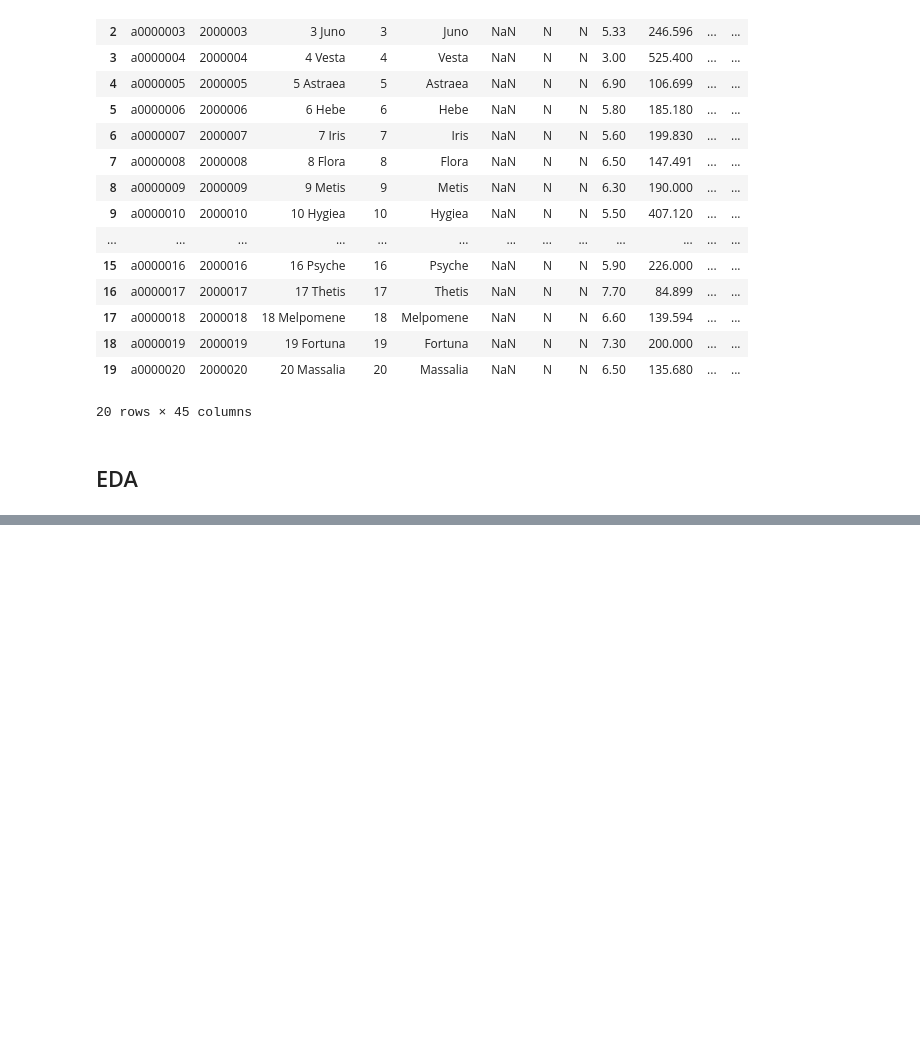
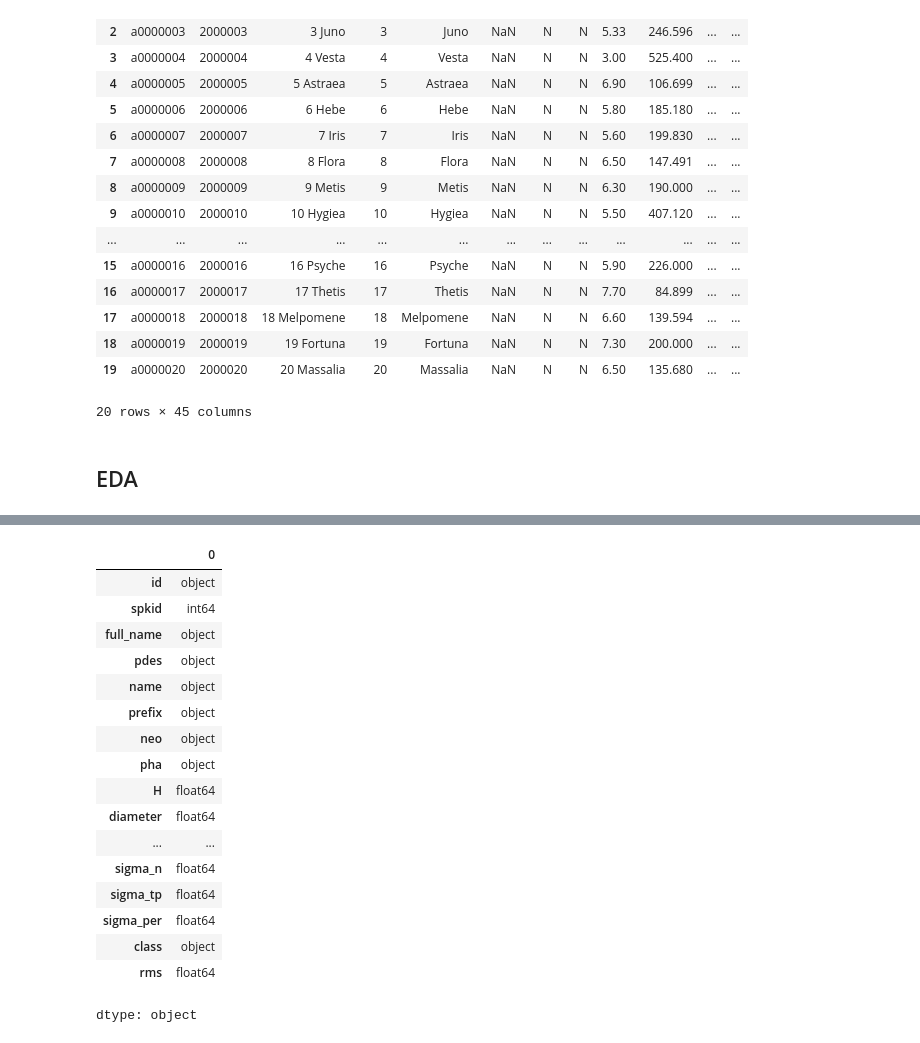
Before and after one commit to Rini43/Asteroid_Diameter_Prediction, a Jupyter notebook: Exit_exam.ipynb, the cells around one changed output, grey strips where cells are left out. Saved outputs shown, nothing was run; the diff lists cells and outputs as text; code cells hidden in the pictures; blank space fills up the shorter version.

```diff
--- a/Exit_exam.ipynb
+++ b/Exit_exam.ipynb
@@ -44,0 +107,21 @@ df_credit.head(20)
+# %%
+df_asteroid.dtypes
+# %% [output]
+|  | 0 |
+| id | object |
+| spkid | int64 |
+| full_name | object |
+| pdes | object |
+| name | object |
+| prefix | object |
+| neo | object |
+| pha | object |
+| H | float64 |
+| diameter | float64 |
+| ... | ... |
+| sigma_n | float64 |
+| sigma_tp | float64 |
+| sigma_per | float64 |
+| class | object |
+| rms | float64 |
+dtype: object
```
Also changed, not shown: parts of 16 cells of this notebook.
